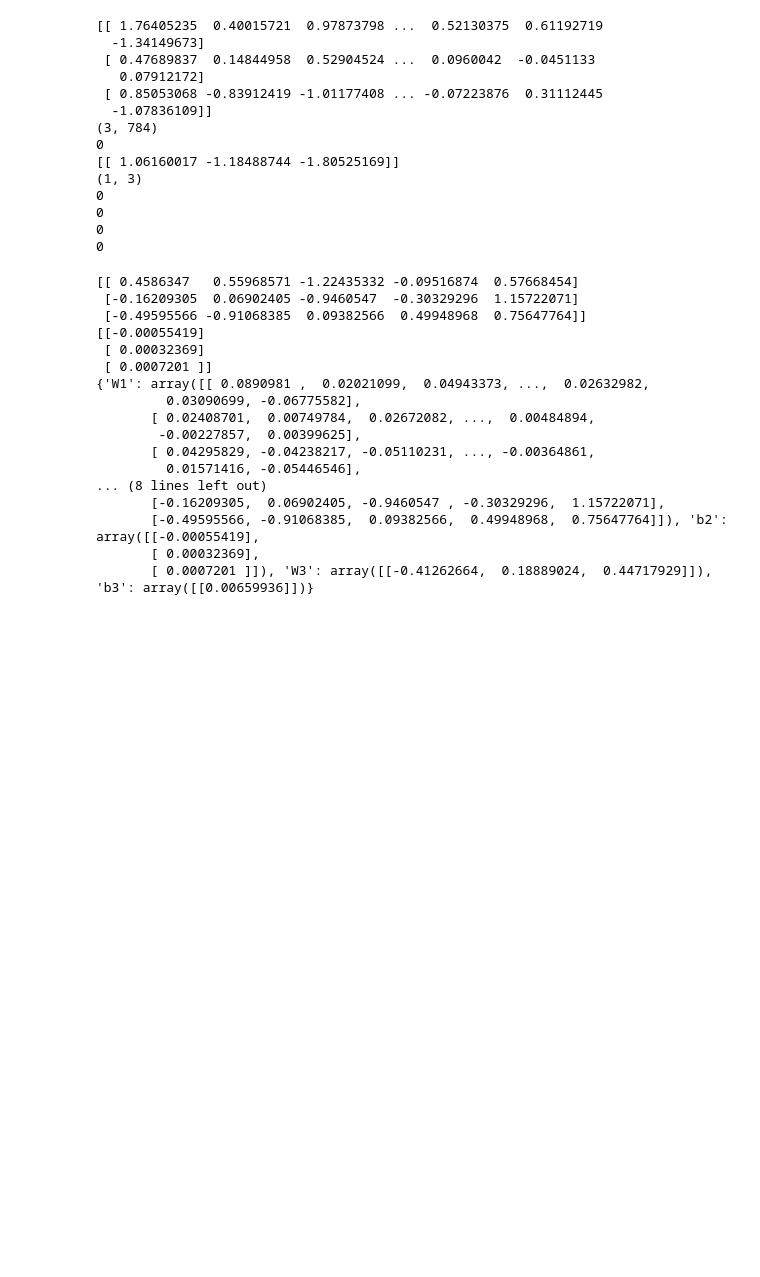
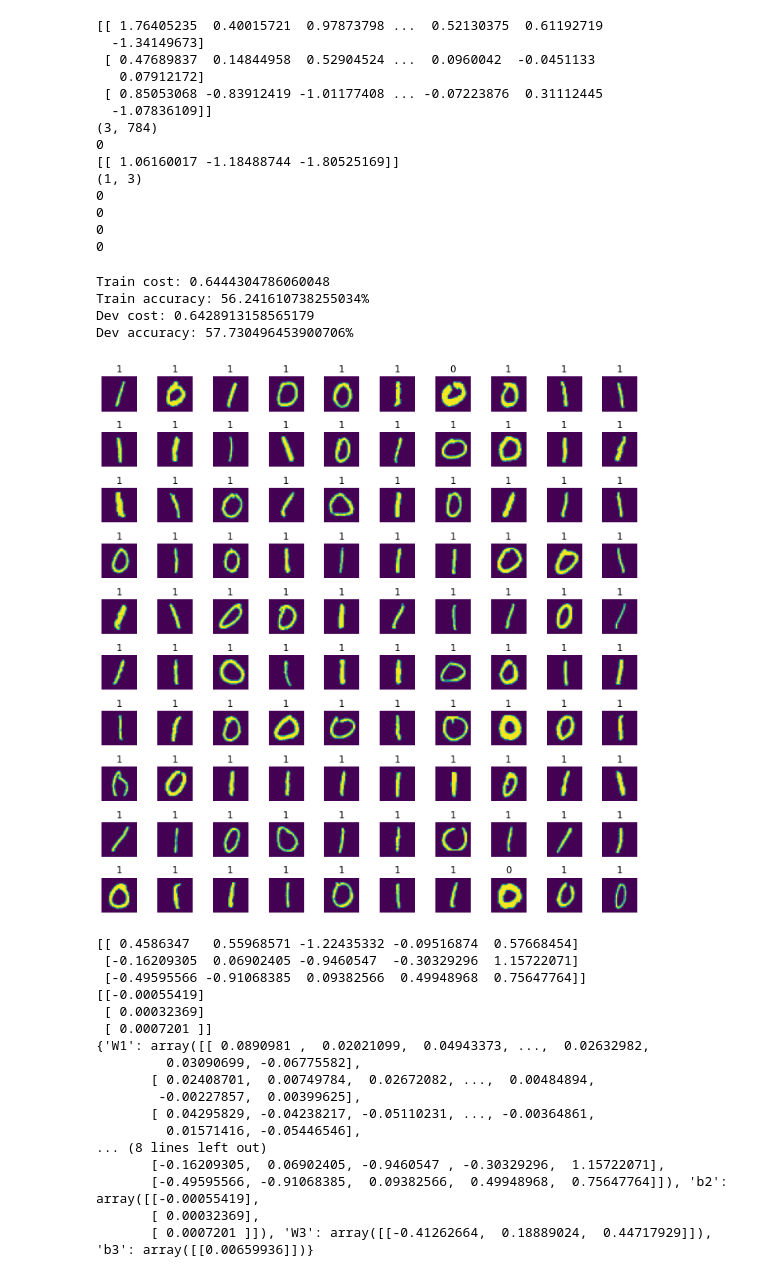
Before and after one commit to ggirlk/holbertonschool-machine_learning, a Jupyter notebook: supervised_learning/0x01-classification/draft.ipynb, the cells around one changed output. Cells and saved outputs as stored; diff of their text form; code cells hidden in the pictures; blank space fills up the shorter version.

Commit message:
dnn train

```diff
--- a/supervised_learning/0x01-classification/draft.ipynb
+++ b/supervised_learning/0x01-classification/draft.ipynb
@@ -1249,6 +1260,29 @@ X = X_3D.reshape((X_3D.shape[0], -1)).T
 
 np.random.seed(0)
 deep = DeepNeuralNetwork(X.shape[0], [5, 3, 1])
+# %%
+A, cost = deep.train(X_train, Y_train, iterations=100)
+accuracy = np.sum(A == Y_train) / Y_train.shape[1] * 100
+print("Train cost:", cost)
+print("Train accuracy: {}%".format(accuracy))
+A, cost = deep.evaluate(X_dev, Y_dev)
+accuracy = np.sum(A == Y_dev) / Y_dev.shape[1] * 100
+print("Dev cost:", cost)
+print("Dev accuracy: {}%".format(accuracy))
+fig = plt.figure(figsize=(10, 10))
+for i in range(100):
+    fig.add_subplot(10, 10, i + 1)
+    plt.imshow(X_dev_3D[i])
+    plt.title(A[0, i])
+    plt.axis('off')
+plt.tight_layout()
+plt.show()
+# %% [output]
+Train cost: 0.6444304786060048
+Train accuracy: 56.241610738255034%
+Dev cost: 0.6428913158565179
+Dev accuracy: 57.730496453900706%
+[figure, added]
 # %%
 A, cache = deep.forward_prop(X)
 """for i in reversed(range(0, n)):
```
Also changed, not shown: parts of 1 cell of this notebook, 1 other file.
